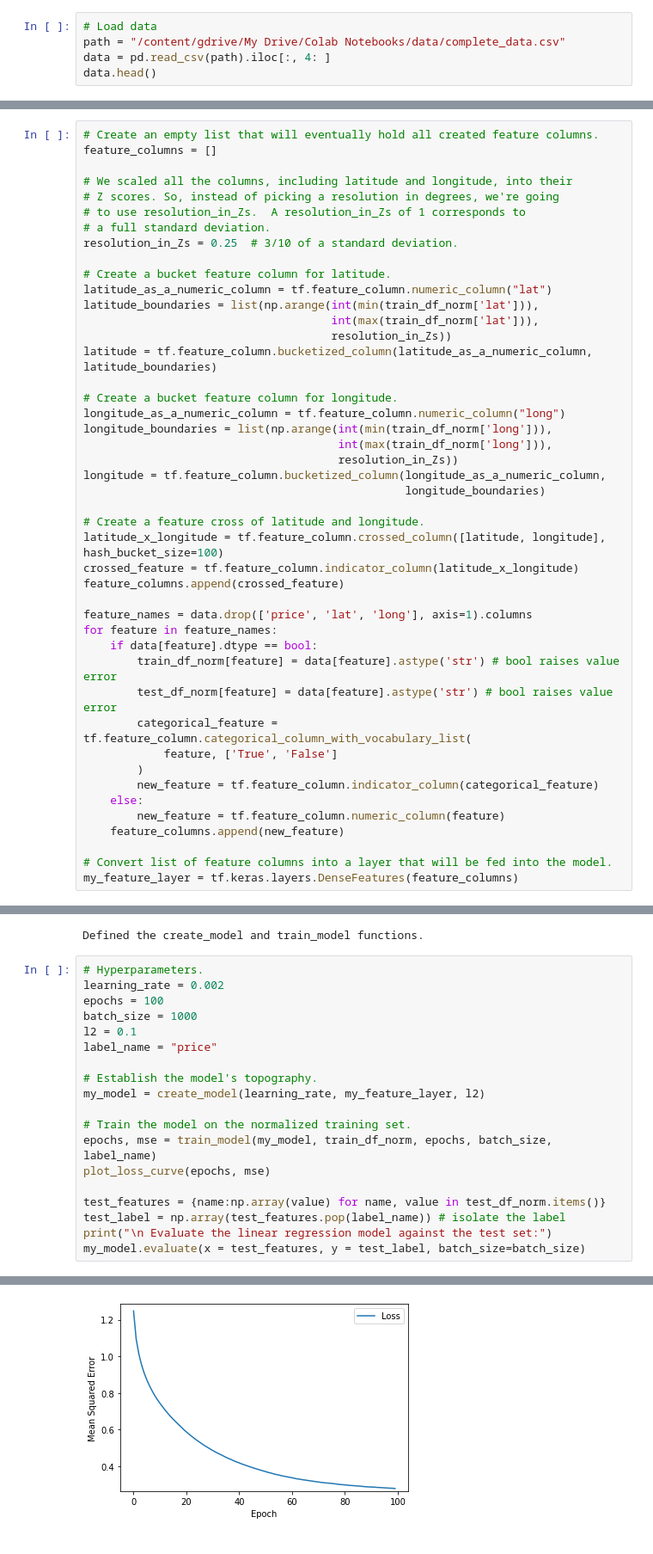
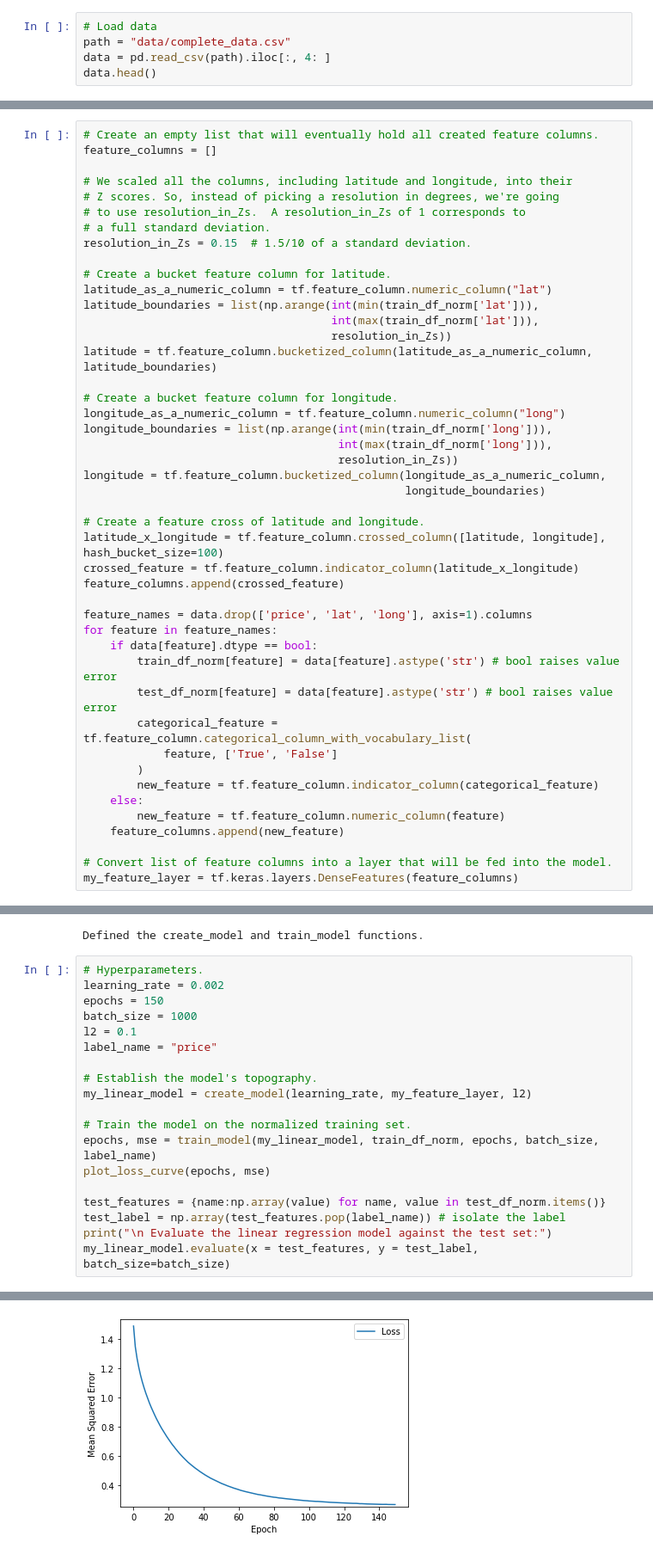
Before and after one commit to Jahnic/Portfolio, a Jupyter notebook: RealEstate/tf_gcolab.ipynb, the cells around one changed output, grey strips where cells are left out. Shown at 86% size. Saved outputs shown, nothing was run; the diff lists cells and outputs as text.

```diff
--- a/RealEstate/tf_gcolab.ipynb
+++ b/RealEstate/tf_gcolab.ipynb
@@ -53,7 +55,7 @@ device_lib.list_local_devices()
  physical_device_desc: "device: 0, name: Tesla T4, pci bus id: 0000:00:04.0, compute capability: 7.5"]
 # %%
 # Load data
-path = "/content/gdrive/My Drive/Colab Notebooks/data/complete_data.csv"
+path = "data/complete_data.csv"
 data = pd.read_csv(path).iloc[:, 4: ]
 data.head()
 # %% [output]
@@ -178,7 +181,7 @@ feature_columns = []
 # Z scores. So, instead of picking a resolution in degrees, we're going
 # to use resolution_in_Zs.  A resolution_in_Zs of 1 corresponds to
 # a full standard deviation.
-resolution_in_Zs = 0.25  # 3/10 of a standard deviation.
+resolution_in_Zs = 0.15  # 1.5/10 of a standard deviation.
 
 # Create a bucket feature column for latitude.
 latitude_as_a_numeric_column = tf.feature_column.numeric_column("lat")
@@ -278,20 +281,20 @@ Defined the create_model and train_model functions.
 # %%
 # Hyperparameters.
 learning_rate = 0.002
-epochs = 100
+epochs = 150
 batch_size = 1000
 l2 = 0.1
 label_name = "price"
 
 # Establish the model's topography.
-my_model = create_model(learning_rate, my_feature_layer, l2)
+my_linear_model = create_model(learning_rate, my_feature_layer, l2)
 
 # Train the model on the normalized training set.
-epochs, mse = train_model(my_model, train_df_norm, epochs, batch_size, label_name)
+epochs, mse = train_model(my_linear_model, train_df_norm, epochs, batch_size, label_name)
 plot_loss_curve(epochs, mse)
 
 test_features = {name:np.array(value) for name, value in test_df_norm.items()}
 test_label = np.array(test_features.pop(label_name)) # isolate the label
 print("\n Evaluate the linear regression model against the test set:")
-my_model.evaluate(x = test_features, y = test_label, batch_size=batch_size)
+my_linear_model.evaluate(x = test_features, y = test_label, batch_size=batch_size)
 # %% [output]
@@ -315,4 +318,4 @@ Epoch 100/100
-[figure, old version]
+[figure, new version]
  Evaluate the linear regression model against the test set:
 WARNING:tensorflow:Layers in a Sequential model should only have a single input tensor, but we receive a <class 'dict'> input: {'lat': <tf.Tensor 'ExpandDims_14:0' shape=(None, 1) dtype=float32>, 'lon ...
 Consider rewriting this model with the Functional API.
```
Also changed, not shown: parts of 15 cells of this notebook, 1 other file.
